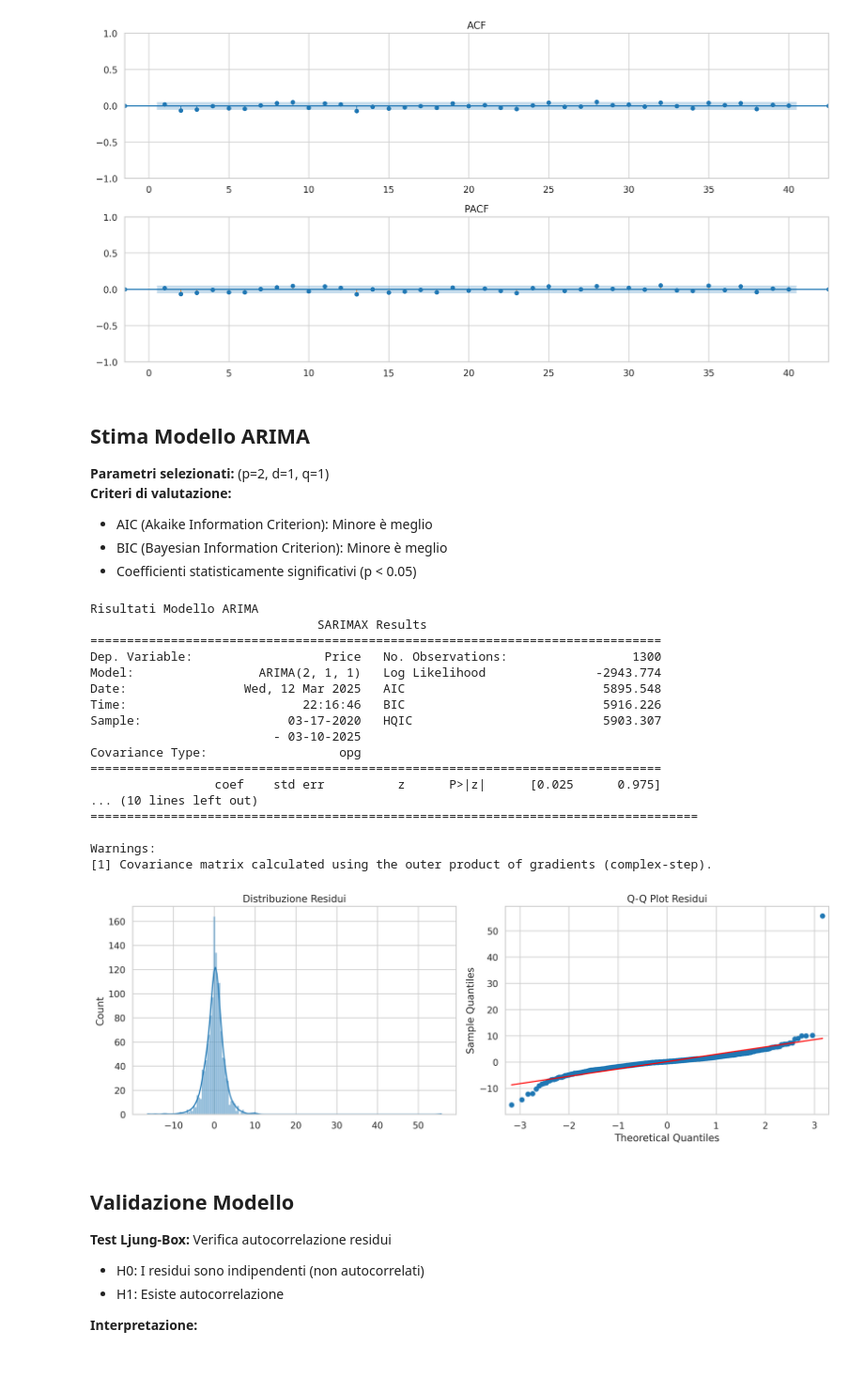
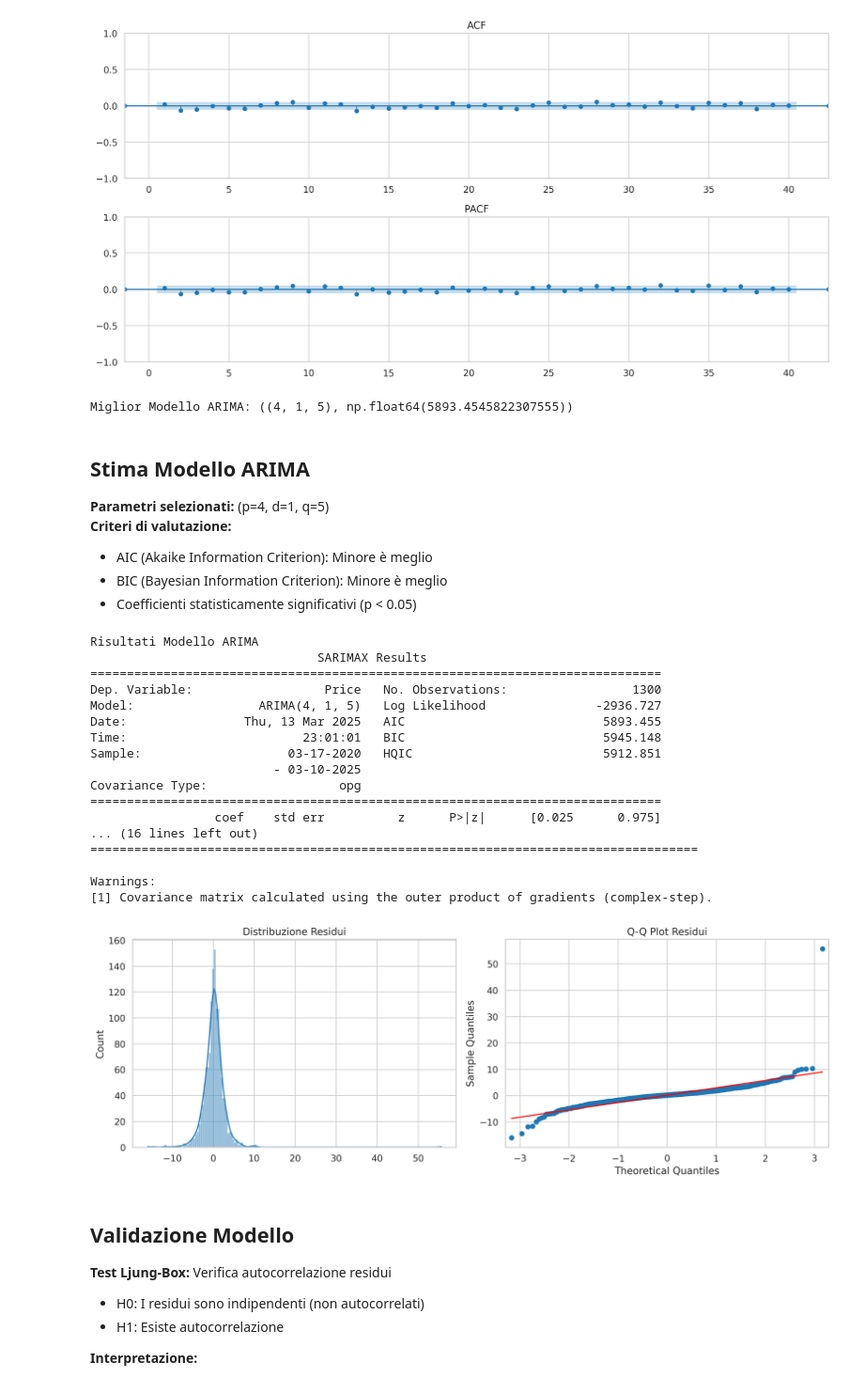
Before and after one commit to cabersdev/ARIMAXModel, a Jupyter notebook: notebooks/arima_notebook.ipynb, the cells around one changed output. Shown at 94% size. Drawn from its saved outputs; the diff is of its cells as text; code cells hidden in the pictures.

```diff
--- a/notebooks/arima_notebook.ipynb
+++ b/notebooks/arima_notebook.ipynb
@@ -210,9 +212,35 @@ plot_correlation(ts_diff)
 # %% [output]
 Analisi ACF/PACF - Serie Differenziata
 [figure]
+# %%
+def arima_grid_search(ts, d, max_p = 5, max_q = 5):
+    best_aic = np.inf
+    best_order = None
+
+    for p, q in product(range(max_p + 1), range(max_q + 1)):
+        if p == 0 and q == 0:
+            continue
+
+        try:
+            model = ARIMA(ts, order=(p, d, q)).fit()
+            aic = model.aic
+
+            if aic < best_aic:
+                best_aic = aic
+                best_order = (p, d, q)
+
+        except:
+            continue
+
+    return best_order, best_aic
+
+best_order = arima_grid_search(ts, d=1)
+print(f"\033[1mMiglior Modello ARIMA:\033[0m {best_order}")
+# %% [output]
+Miglior Modello ARIMA: ((4, 1, 5), np.float64(5893.4545822307555))
 # %% [markdown]
 ## Stima Modello ARIMA
- **Parametri selezionati:** (p=2, d=1, q=1)
+ **Parametri selezionati:** (p=4, d=1, q=5)
  **Criteri di valutazione:**
  - AIC (Akaike Information Criterion): Minore è meglio
  - BIC (Bayesian Information Criterion): Minore è meglio
@@ -231,40 +259,40 @@ def fit_arima(series: pd.Series, order: tuple) -> None:
 
         residuals = model_fit.resid
 
         fig, (ax1, ax2) = plt.subplots(1, 2, figsize=(14, 5))
 
         sns.histplot(residuals, kde=True, ax=ax1)
         ax1.set_title('Distribuzione Residui')
 
         from statsmodels.graphics.gofplots import qqplot
         qqplot(residuals, line='s', ax=ax2)
         ax2.set_title('Q-Q Plot Residui')
 
         plt.tight_layout()
         plt.show()
 
         return model_fit
 
-model_fit = fit_arima(ts, order=(2, 1, 1))
+model_fit = fit_arima(ts, order=(4, 1, 5))
 # %% [output]
 Risultati Modello ARIMA
                                SARIMAX Results
 ==============================================================================
 Dep. Variable:                  Price   No. Observations:                 1300
-Model:                 ARIMA(2, 1, 1)   Log Likelihood               -2943.774
-Date:                Wed, 12 Mar 2025   AIC                           5895.548
-Time:                        22:16:46   BIC                           5916.226
-Sample:                    03-17-2020   HQIC                          5903.307
+Model:                 ARIMA(4, 1, 5)   Log Likelihood               -2936.727
+Date:                Thu, 13 Mar 2025   AIC                           5893.455
+Time:                        23:01:01   BIC                           5945.148
+Sample:                    03-17-2020   HQIC                          5912.851
                          - 03-10-2025
 Covariance Type:                  opg
 ==============================================================================
                  coef    std err          z      P>|z|      [0.025      0.975]
-... (10 lines left out)
+... (16 lines left out)
 ===================================================================================
 
 Warnings:
 [1] Covariance matrix calculated using the outer product of gradients (complex-step).
-[figure, old version]
+[figure, new version]
 # %% [markdown]
 ## Validazione Modello
  **Test Ljung-Box:** Verifica autocorrelazione residui
```
Also changed, not shown: parts of 4 cells of this notebook.
